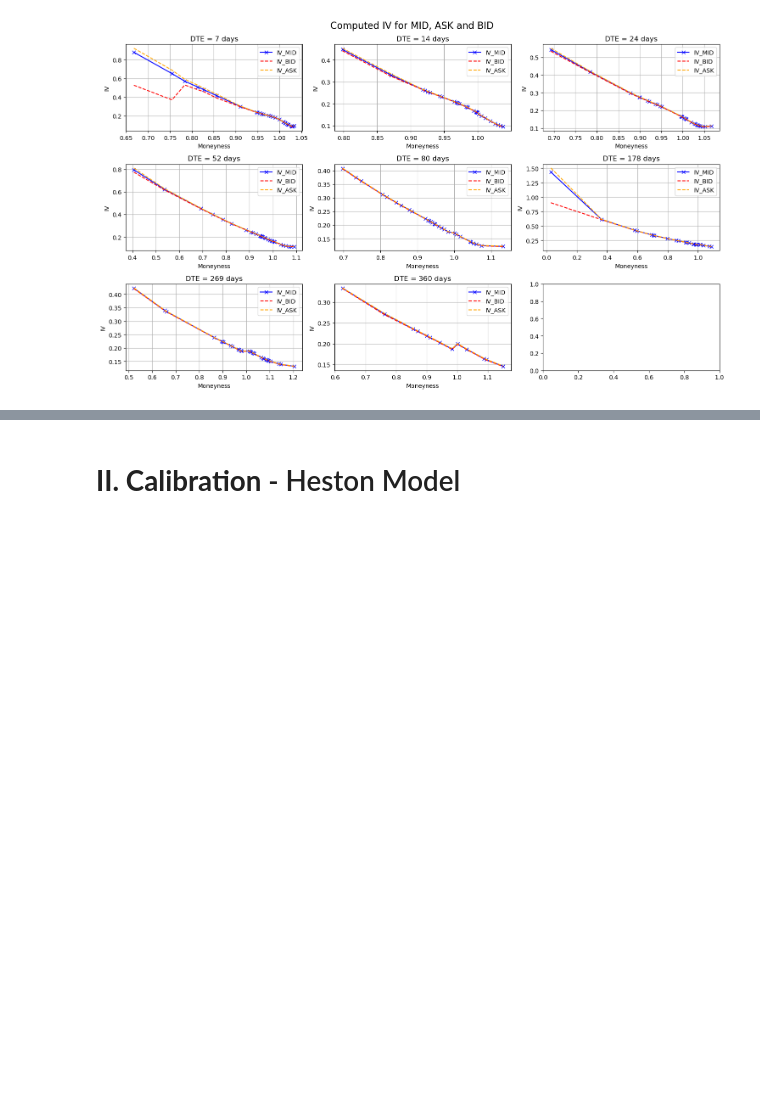
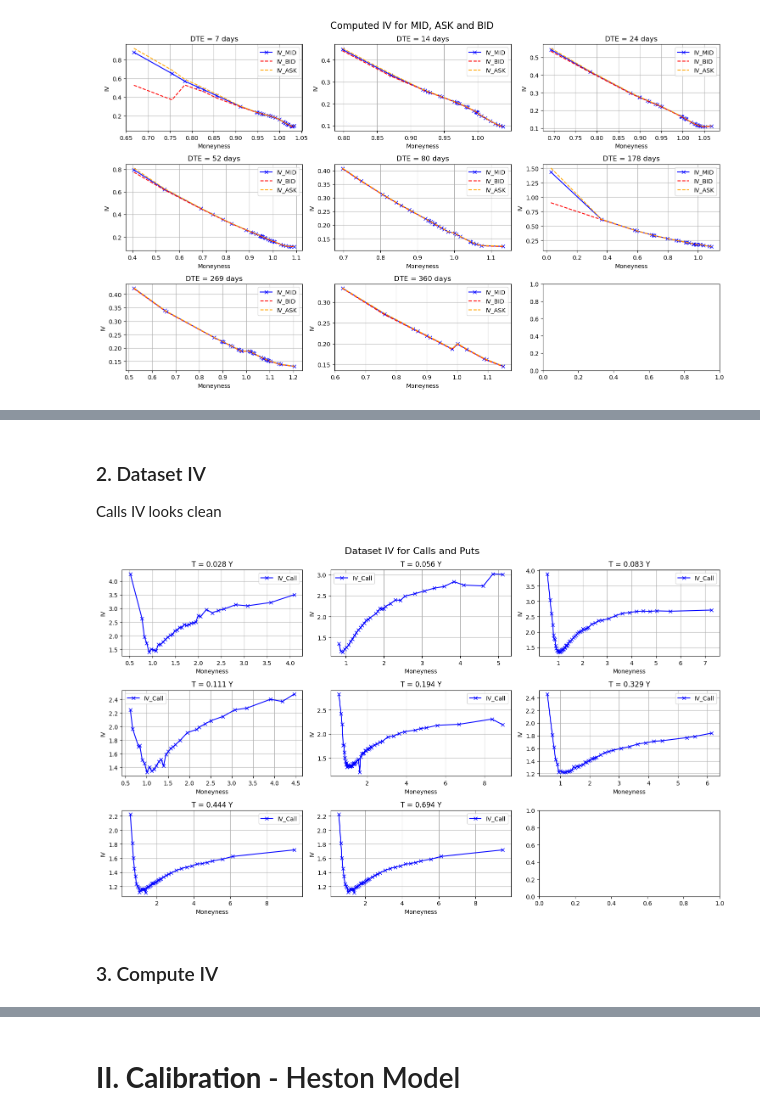
Before and after one commit to MassilGG/Rough-Volatility, a Jupyter notebook: Notebook.ipynb, the cells around one changed output, grey strips where cells are left out. Cells and saved outputs as stored; diff of their text form; code cells hidden in the pictures; blank space fills up the shorter version.

```diff
--- a/Notebook.ipynb
+++ b/Notebook.ipynb
@@ -376,0 +347,30 @@ plt.show()
+# %% [markdown]
+### 2. Dataset IV
+
+Calls IV looks clean
+# %%
+fig, axes = plt.subplots( nrows=3, ncols=3, figsize=(15, 3*3),)
+axes = axes.flatten()
+dtes = df_VIX_full["DTE"].unique()
+for i, dte in enumerate(dtes):
+    ax = axes[i]
+    data_call = df_VIX_full[(df_VIX_full["DTE"] == dte) & (df_VIX_full["TYPE"] == "Call")].sort_values("STRIKE")
+    #data_put = df_VIX_full[(df_VIX_full["DTE"] == dte) & (df_VIX_full["TYPE"] == "Put")].sort_values("STRIKE")
+
+
+    ax.plot(data_call['MONEYNESS'], data_call['IV'], label='IV_Call', color='blue', marker='x', linestyle="-")
+    #ax.plot(data_put['MONEYNESS'], data_put['IV'], label='IV_Put', color='red', marker='x', linestyle="--")
+
+    ax.set_title(f"T = {dte/252:.3f} Y")
+    ax.set_xlabel("Moneyness")
+    ax.set_ylabel("IV")
+    ax.grid(True)
+    ax.legend()
+
+plt.suptitle('Dataset IV for Calls and Puts',fontsize=16)
+plt.tight_layout()
+plt.show()
+# %% [output]
+[figure, added]
+# %% [markdown]
+### 3. Compute IV
```
Also changed, not shown: parts of 12 cells of this notebook.
